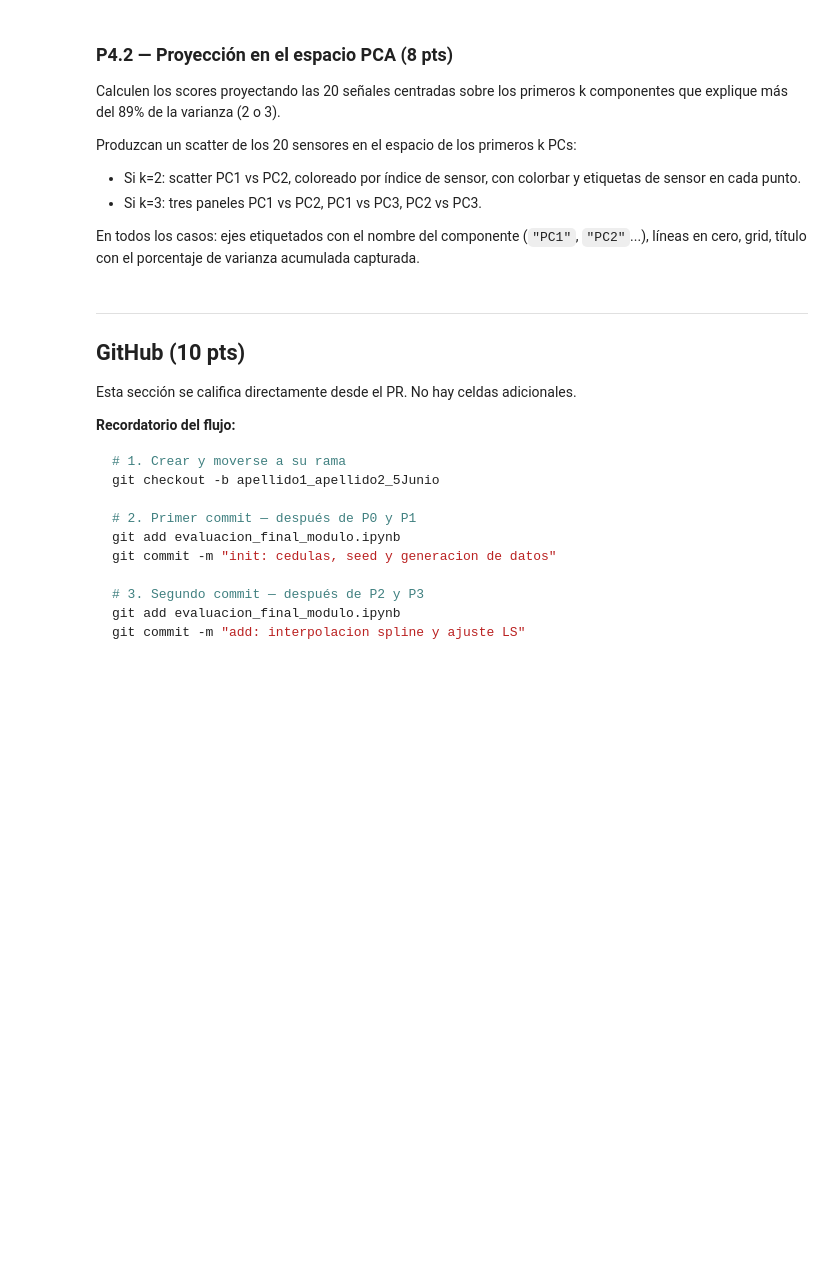
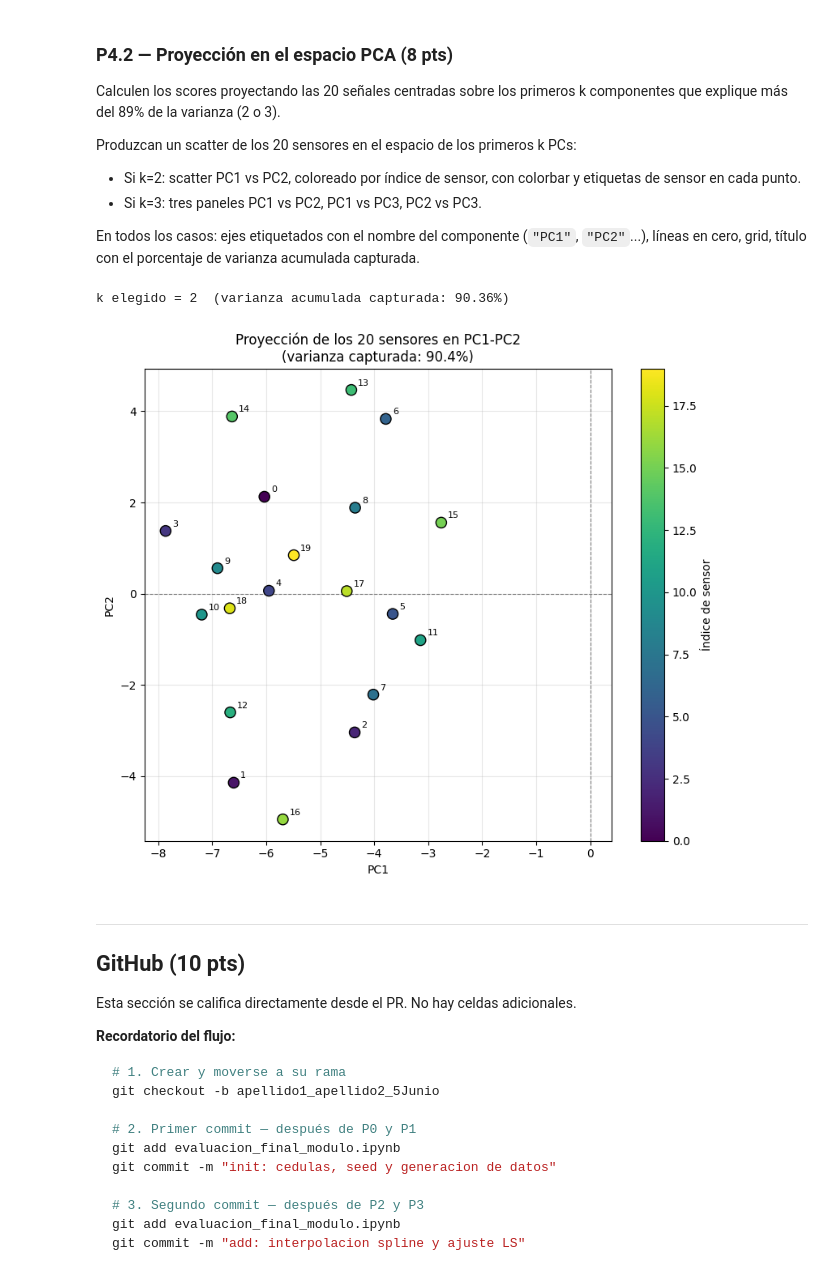
Before and after one commit to manubastidas/programacionCientifica, a Jupyter notebook: Evaluacion/castaño_salcedo_evaluacion1.ipynb, the cells around one changed output. Cells and saved outputs as stored; diff of their text form; code cells hidden in the pictures; blank space fills up the shorter version.

```diff
--- a/Evaluacion/castaño_salcedo_evaluacion1.ipynb
+++ b/Evaluacion/castaño_salcedo_evaluacion1.ipynb
@@ -372,6 +415,64 @@ Produzcan un scatter de los 20 sensores en el espacio de los primeros k PCs:
 
 En todos los casos: ejes etiquetados con el nombre del componente (`"PC1"`, `"PC2"`...),
 líneas en cero, grid, título con el porcentaje de varianza acumulada capturada.
+# %%
+# P4.2: proyección de los 20 sensores en el espacio PCA
+
+# Elegir el menor k cuya varianza acumulada supere el 89%
+k = int(np.argmax(var_cumulative >= 0.89)) + 1
+var_capt = var_cumulative[k-1] * 100
+print(f"k elegido = {k}  (varianza acumulada capturada: {var_capt:.2f}%)")
+
+# Scores = proyección de las señales centradas sobre los primeros k componentes.
+# Las direcciones principales son las filas de Vt (vectores en el espacio temporal R^50).
+scores = X_centered @ Vt[:k].T     # forma (20, k)
+
+sensor_idx = np.arange(m)          # 0..19, para colorear cada sensor
+
+if k == 2:
+    fig, ax = plt.subplots(figsize=(8, 7))
+    sc = ax.scatter(scores[:, 0], scores[:, 1], c=sensor_idx, cmap='viridis',
+                    s=90, edgecolor='k', zorder=3)
+    # etiqueta de sensor en cada punto
+    for i in range(m):
+        ax.annotate(str(i), (scores[i, 0], scores[i, 1]),
+                    textcoords="offset points", xytext=(6, 4), fontsize=8)
+    ax.axhline(0, color='gray', lw=0.8, ls='--')
+    ax.axvline(0, color='gray', lw=0.8, ls='--')
+    ax.set_xlabel(f"PC1")
+    ax.set_ylabel(f"PC2")
+    ax.set_title(f"Proyección de los 20 sensores en PC1-PC2\n"
+                 f"(varianza capturada: {var_capt:.1f}%)")
+    ax.grid(alpha=0.3)
+    cb = fig.colorbar(sc, ax=ax)
+    cb.set_label("Índice de sensor")
+    plt.tight_layout()
+    plt.show()
+
+elif k == 3:
+    pares = [(0, 1), (0, 2), (1, 2)]   # PC1-PC2, PC1-PC3, PC2-PC3
+    fig, axes = plt.subplots(1, 3, figsize=(18, 5.5))
+    fig.suptitle(f"Proyección de los 20 sensores en el espacio PCA "
+                 f"(varianza capturada: {var_capt:.1f}%)",
+                 fontsize=14, fontweight='bold')
+    for ax, (i, j) in zip(axes, pares):
+        sc = ax.scatter(scores[:, i], scores[:, j], c=sensor_idx, cmap='viridis',
+                        s=80, edgecolor='k', zorder=3)
+        for s in range(m):
+            ax.annotate(str(s), (scores[s, i], scores[s, j]),
+                        textcoords="offset points", xytext=(5, 4), fontsize=7)
+        ax.axhline(0, color='gray', lw=0.8, ls='--')
+        ax.axvline(0, color='gray', lw=0.8, ls='--')
+        ax.set_xlabel(f"PC{i+1}")
+        ax.set_ylabel(f"PC{j+1}")
+        ax.set_title(f"PC{i+1} vs PC{j+1}")
+        ax.grid(alpha=0.3)
+    cb = fig.colorbar(sc, ax=axes, fraction=0.025, pad=0.02)
+    cb.set_label("Índice de sensor")
+    plt.show()
+# %% [output]
+k elegido = 2  (varianza acumulada capturada: 90.36%)
+[figure, added]
 # %% [markdown]
 ---
 ## GitHub (10 pts)
```
Also changed, not shown: parts of 1 cell of this notebook.
